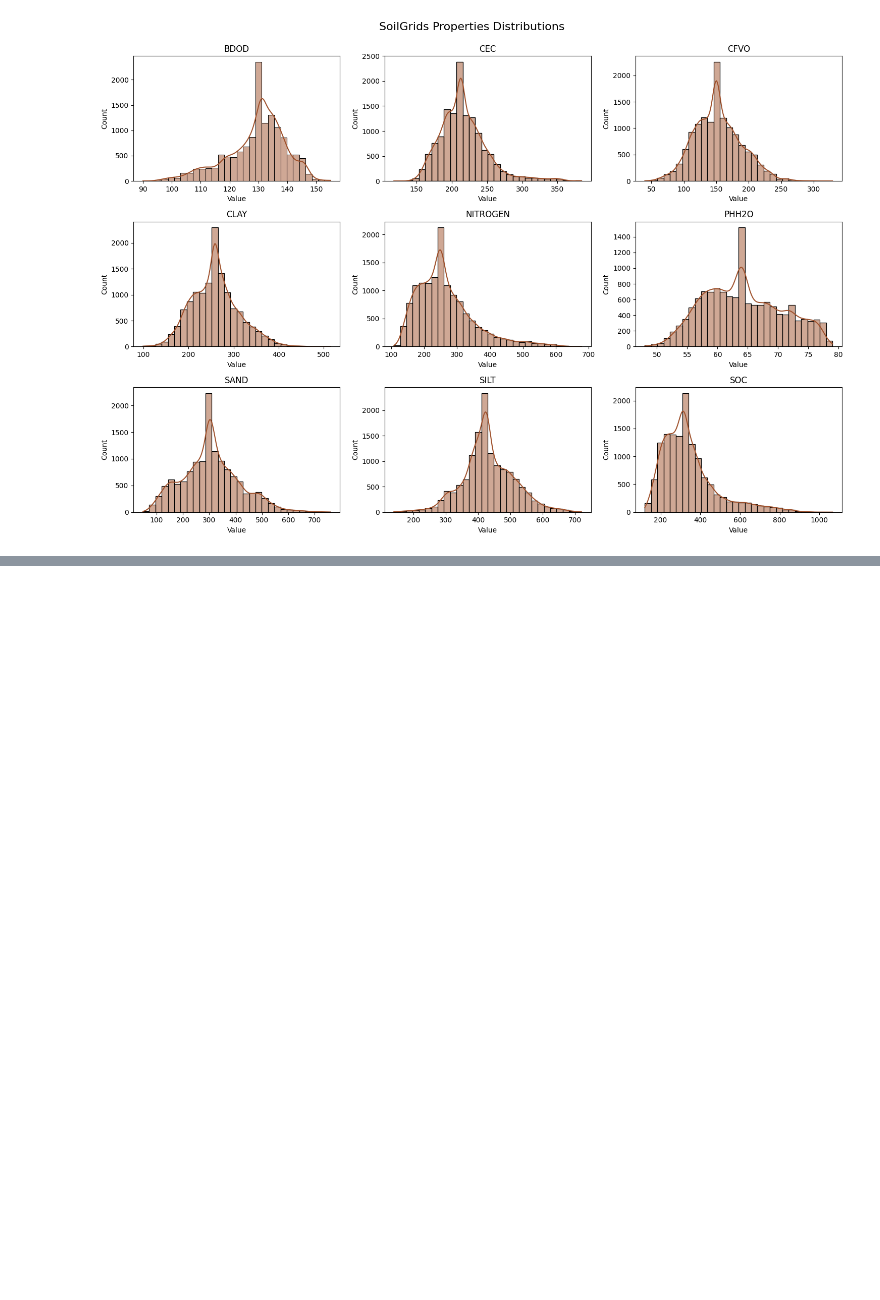
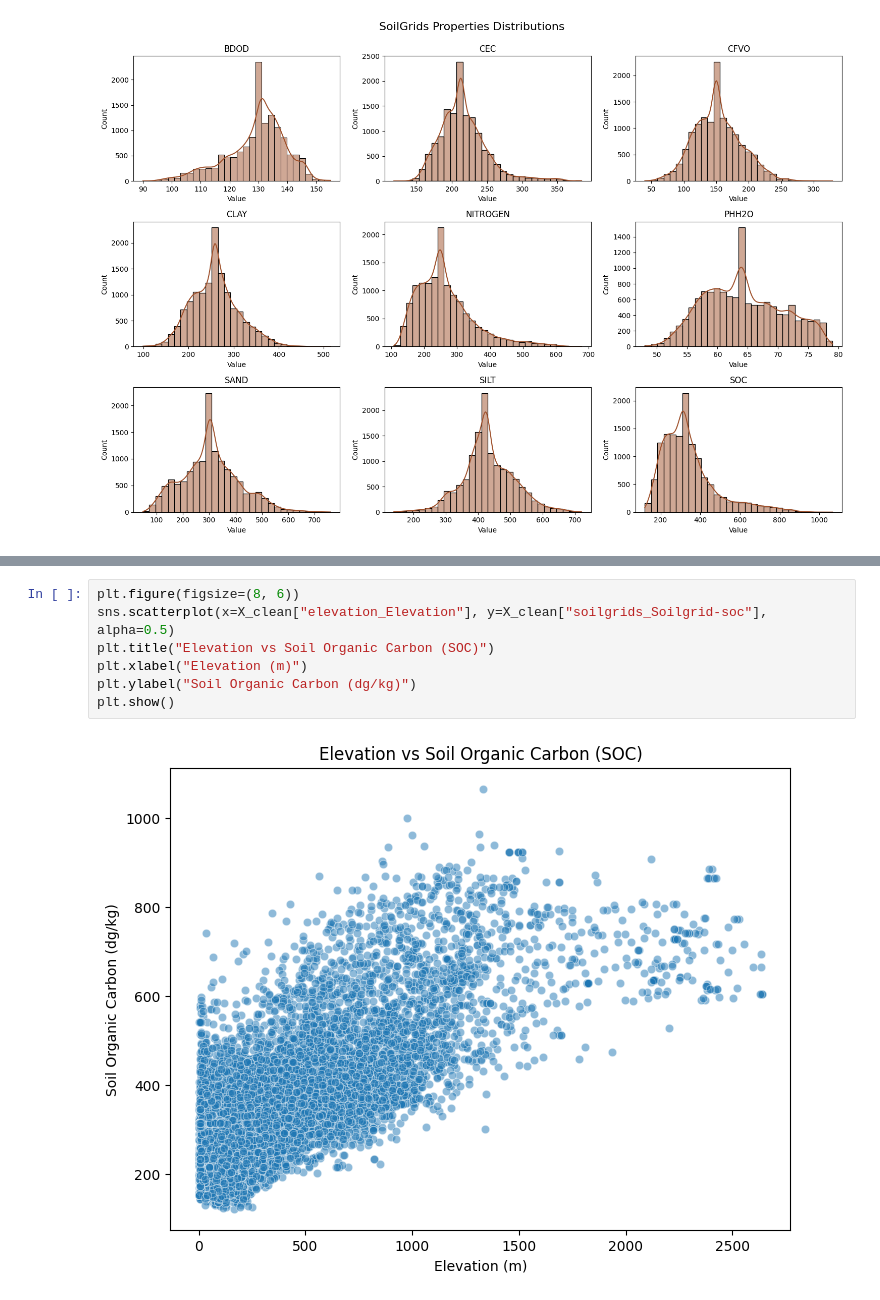
Before and after one commit to emanuel-gf/PlantNet-Species-ML-Project, a Jupyter notebook: example_EDA.ipynb, the cells around one changed output, grey strips where cells are left out. Drawn from its saved outputs; the diff is of its cells as text; blank space fills up the shorter version.

```diff
--- a/example_EDA.ipynb
+++ b/example_EDA.ipynb
@@ -369,0 +330,9 @@ Name: elevation_Elevation, dtype: float64
+# %%
+plt.figure(figsize=(8, 6))
+sns.scatterplot(x=X_clean["elevation_Elevation"], y=X_clean["soilgrids_Soilgrid-soc"], alpha=0.5)
+plt.title("Elevation vs Soil Organic Carbon (SOC)")
+plt.xlabel("Elevation (m)")
+plt.ylabel("Soil Organic Carbon (dg/kg)")
+plt.show()
+# %% [output]
+[figure, added]
```
Also changed, not shown: parts of 6 cells of this notebook.
